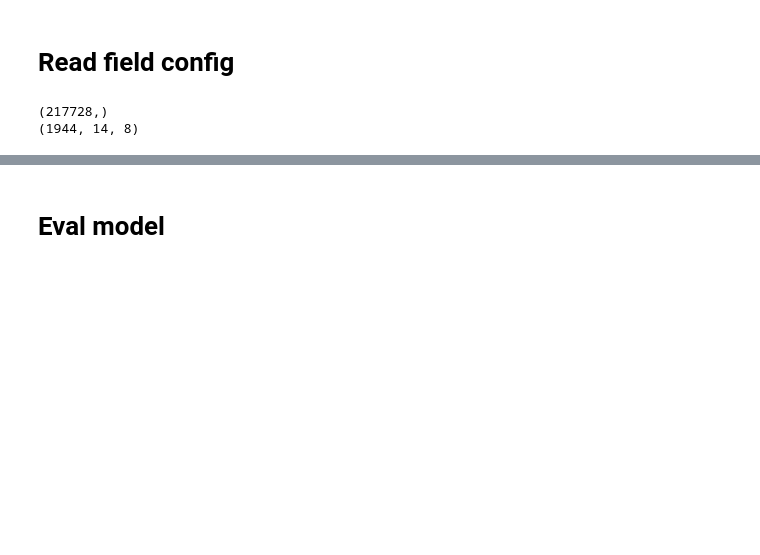
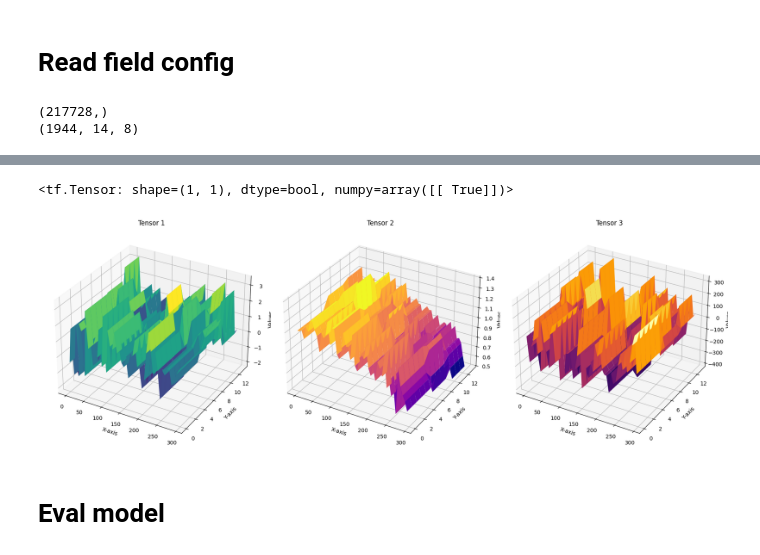
Before and after one commit to Thanh-Thanh-Thanh/thanh, a Jupyter notebook: examples/5G_NR_PUSCH_3_Field_Data.ipynb, the cells around one changed output, grey strips where cells are left out. Drawn from its saved outputs; the diff is of its cells as text; code cells hidden in the pictures; blank space fills up the shorter version.

Commit message:
plot channel est

```diff
--- a/examples/5G_NR_PUSCH_3_Field_Data.ipynb
+++ b/examples/5G_NR_PUSCH_3_Field_Data.ipynb
@@ -312,0 +209,12 @@ tf.Tensor([[ True]], shape=(1, 1), dtype=bool)
+# %%
+channel_model = CDL(model = 'A',
+                            delay_spread = 50*1e-9,
+                            carrier_frequency = 2.55e9,
+                            ut_array = ue_antenna,
+                            bs_array = gnb_array,
+                            direction = 'uplink',
+                            min_speed = 1,
+                            max_speed = 1)
+
+b, c, y = simulator.sim(1, channel, .1)
+h_est_2,_,_,_ = simulator.rec(y)
@@ -313,3 +245,4 @@ tf.Tensor([[ True]], shape=(1, 1), dtype=bool)
 # %%
-simulator.rec(tf.transpose(iqUe[None], [0,1,4,3,2]))
+iq_ue = tf.transpose(iqUe[None], [0,1,4,3,2])
+np.std(iq_ue), np.mean(iq_ue)
 # %% [output]
@@ -320,0 +250,6 @@ simulator.rec(tf.transpose(iqUe[None], [0,1,4,3,2]))
+# %%
+h_est_field,_,b_rec_field,crc = simulator.rec(iq_ue)
+# %%
+crc
+# %% [output]
+<tf.Tensor: shape=(1, 1), dtype=bool, numpy=array([[ True]])>
@@ -321,3 +285,62 @@ simulator.rec(tf.transpose(iqUe[None], [0,1,4,3,2]))
+# %%
+import numpy as np
+import matplotlib.pyplot as plt
+
+kkk = 300  # Example with large kkk
+
+tensor1 = h_est[0, 0, 0, 0, 0, :, :kkk]  # Assuming shape (14, 8, X)
+tensor2 = h_est_2[0, 0, 0, 0, 0, :, :kkk]  # Assuming shape (14, 8, X)
+tensor3 = h_est_field[0, 0, 0, 0, 0, :, :kkk]  # Assuming shape (14, 8, X)
+# tensor4 = filled_tensor[:, :kkk]
+
+x = np.arange(kkk)
+y = np.arange(14)
+x, y = np.meshgrid(x, y)
+
+fig = plt.figure(figsize=(18, 6))
+
+# Use subplot 131, 132, 133 for separate plots
+ax1 = fig.add_subplot(131, projection='3d')
+ax2 = fig.add_subplot(132, projection='3d')
+ax3 = fig.add_subplot(133, projection='3d')
+# ax4 = fig.add_subplot(144, projection='3d')
+
+# Downsample if needed (optional)
+downsample_factor = max(1, kkk // 50)  # Keep at most 50 points in kkk direction
+x_down, y_down = x[:, ::downsample_factor], y[:, ::downsample_factor]
+tensor1_down = tensor1[:, ::downsample_factor]
+tensor2_down = tensor2[:, ::downsample_factor]
+tensor3_down = tensor3[:, ::downsample_factor]
+# tensor4_down = tensor4[:, ::downsample_factor]
+
+ax1.plot_surface(x_down, y_down, tensor1_down, cmap='viridis')
+ax1.set_title("Tensor 1")
+ax1.set_xlabel("X-axis")
+ax1.set_ylabel("Y-axis")
+ax1.set_zlabel("Values")
+
+ax2.plot_surface(x_down, y_down, tensor2_down, cmap='plasma')
+ax2.set_title("Tensor 2")
+ax2.set_xlabel("X-axis")
+ax2.set_ylabel("Y-axis")
+ax2.set_zlabel("Values")
+
+ax3.plot_surface(x_down, y_down, tensor3_down, cmap='inferno')
+ax3.set_title("Tensor 3")
+ax3.set_xlabel("X-axis")
+ax3.set_ylabel("Y-axis")
+ax3.set_zlabel("Values")
+
+# ax4.plot_surface(x_down, y_down, tensor4_down, cmap='magma')
+# ax4.set_title("Tensor 4")
+# ax4.set_xlabel("X-axis")
+# ax4.set_ylabel("Y-axis")
+# ax4.set_zlabel("Values")
+
+plt.tight_layout()
+plt.show()
+# %% [output]
+[figure, added]
 # %% [markdown]
 # Eval model
 # %%
```
Also changed, not shown: parts of 51 cells of this notebook, 5 other files.
